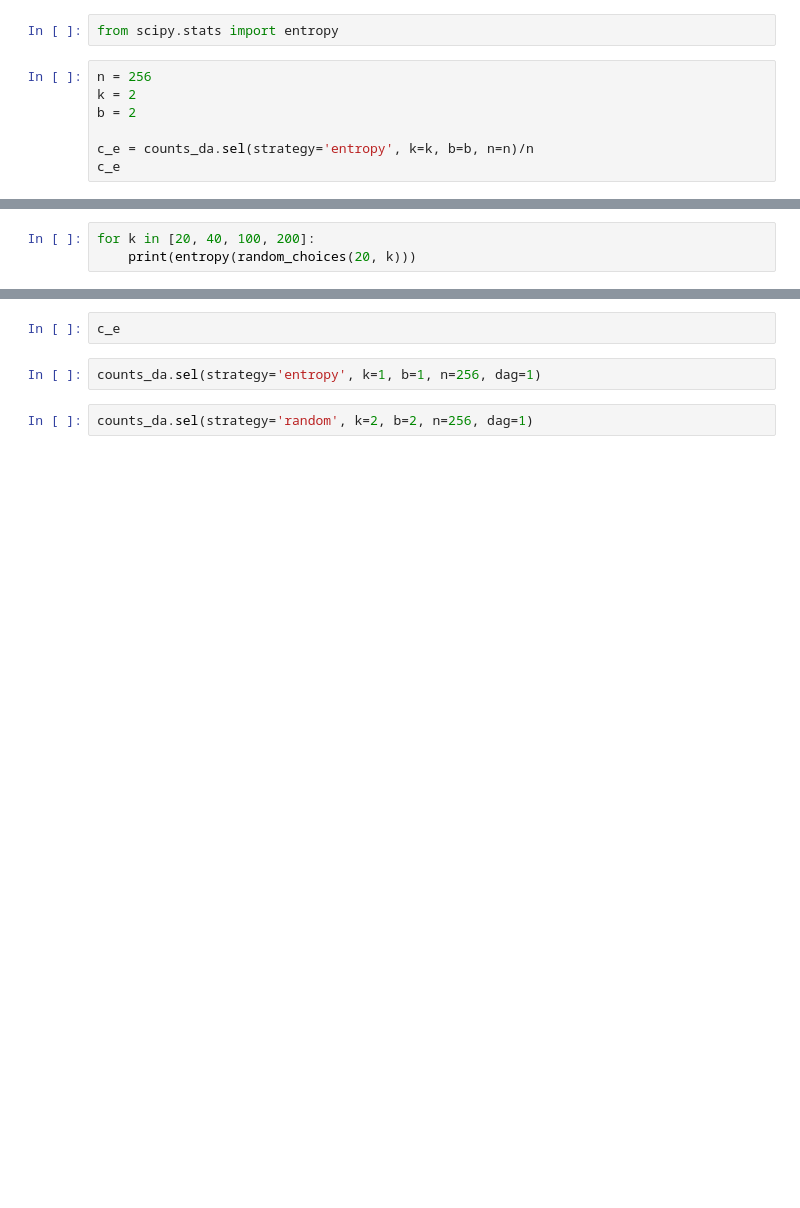
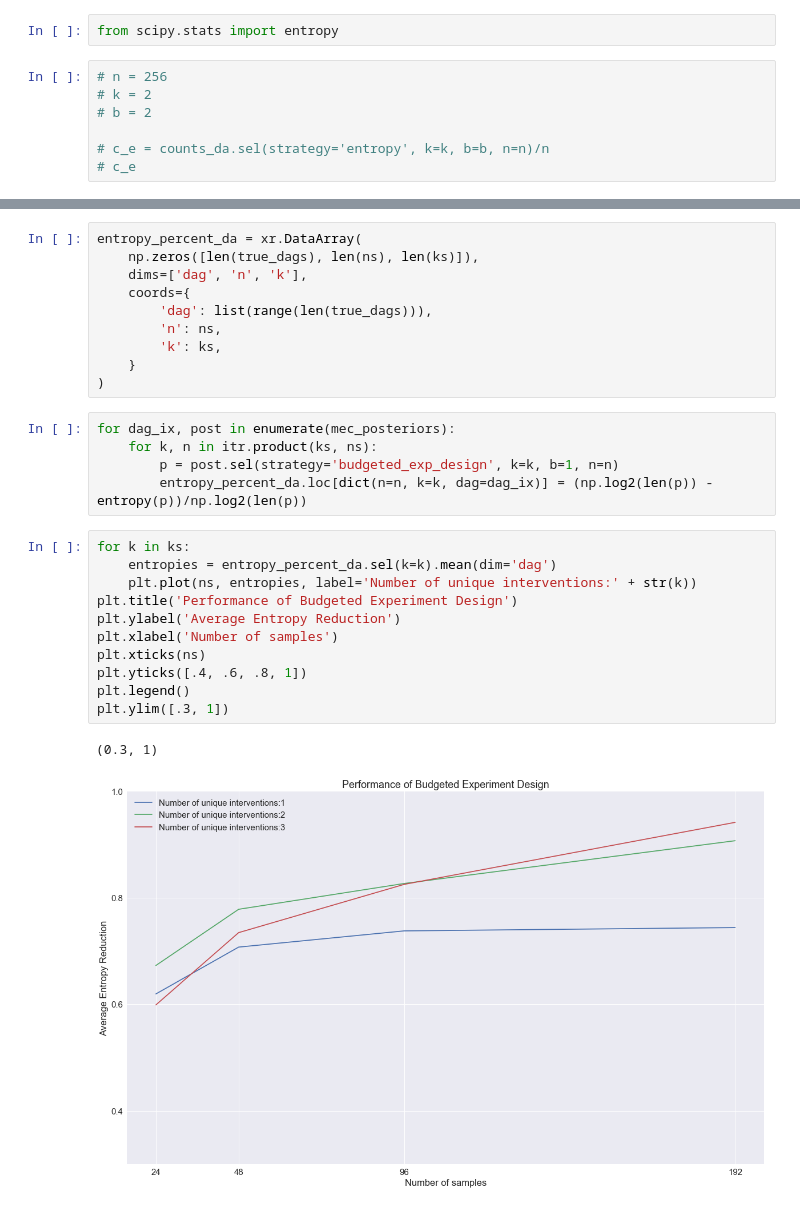
Before and after one commit to agrawalraj/active_learning, a Jupyter notebook: new/analyze_results.ipynb, the cells around one changed output, grey strips where cells are left out. Drawn from its saved outputs; the diff is of its cells as text; blank space fills up the shorter version.

```diff
--- a/new/analyze_results.ipynb
+++ b/new/analyze_results.ipynb
@@ -227,10 +245,10 @@ for (b_ix, b), (n_ix, n) in itr.product(list(enumerate(bs)), list(enumerate(ns))
 # %%
 from scipy.stats import entropy
 # %%
-n = 256
-k = 2
-b = 2
+# n = 256
+# k = 2
+# b = 2
 
-c_e = counts_da.sel(strategy='entropy', k=k, b=b, n=n)/n
-c_e
+# c_e = counts_da.sel(strategy='entropy', k=k, b=b, n=n)/n
+# c_e
 # %%
@@ -261,3 +255,0 @@ def random_choices(p, k):
-# %%
-for k in [20, 40, 100, 200]:
-    print(entropy(random_choices(20, k)))
@@ -268,6 +256,29 @@ np.log(2)
-# %%
-c_e
-# %%
-counts_da.sel(strategy='entropy', k=1, b=1, n=256, dag=1)
-# %%
-counts_da.sel(strategy='random', k=2, b=2, n=256, dag=1)
+# %%
+entropy_percent_da = xr.DataArray(
+    np.zeros([len(true_dags), len(ns), len(ks)]),
+    dims=['dag', 'n', 'k'],
+    coords={
+        'dag': list(range(len(true_dags))),
+        'n': ns,
+        'k': ks,
+    }
+)
+# %%
+for dag_ix, post in enumerate(mec_posteriors):
+    for k, n in itr.product(ks, ns):
+        p = post.sel(strategy='budgeted_exp_design', k=k, b=1, n=n)
+        entropy_percent_da.loc[dict(n=n, k=k, dag=dag_ix)] = (np.log2(len(p)) - entropy(p))/np.log2(len(p))
+# %%
+for k in ks:
+    entropies = entropy_percent_da.sel(k=k).mean(dim='dag')
+    plt.plot(ns, entropies, label='Number of unique interventions:' + str(k))
+plt.title('Performance of Budgeted Experiment Design')
+plt.ylabel('Average Entropy Reduction')
+plt.xlabel('Number of samples')
+plt.xticks(ns)
+plt.yticks([.4, .6, .8, 1])
+plt.legend()
+plt.ylim([.3, 1])
+# %% [output]
+(0.3, 1)
+[figure, added]
```
Also changed, not shown: parts of 32 cells of this notebook, 7 other files.
